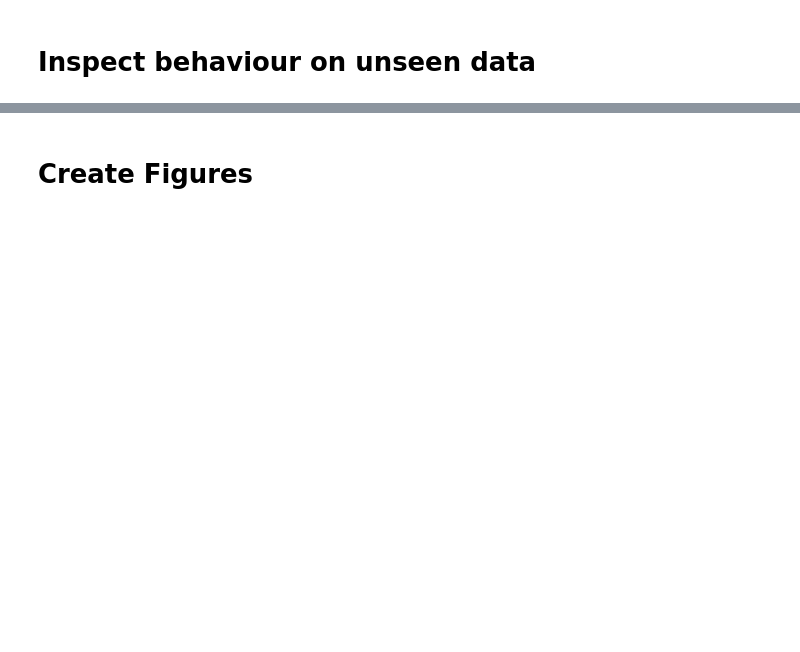
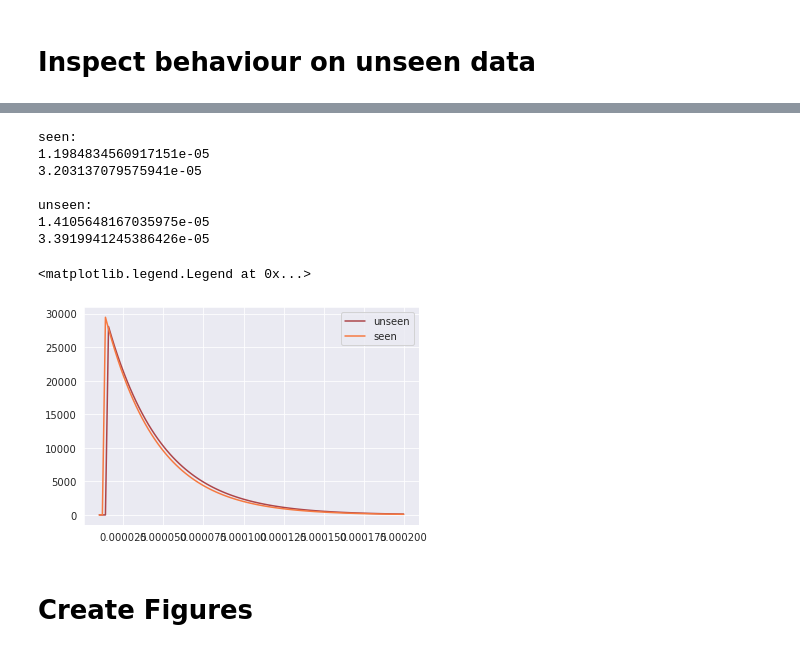
Before and after one commit to stefanwezel/urdtc, a Jupyter notebook: uRDTC.ipynb, the cells around one changed output, grey strips where cells are left out. Cells and saved outputs as stored; diff of their text form; code cells hidden in the pictures; blank space fills up the shorter version.

```diff
--- a/uRDTC.ipynb
+++ b/uRDTC.ipynb
@@ -1770,24 +1755,34 @@ for i, class_prob in enumerate(class_probs):
 # %%
-# seen_sigmas = np.array(seen_sigmas)
-# unseen_sigmas = np.array(unseen_sigmas)
-# print('seen:')
-# print(seen_sigmas.mean())
-# print(seen_sigmas.std())
-# print('\nunseen:')
-# print(unseen_sigmas.mean())
-# print(unseen_sigmas.std())
-# # for plotting
-# sns.set_style('darkgrid')
-# x_min = np.concatenate((seen_sigmas, unseen_sigmas)).min()
-# x_max = np.concatenate((seen_sigmas, unseen_sigmas)).max()
-# x = np.linspace(0.00001, x_max, 100)
-# y_seen = scipy.stats.expon.pdf(x,seen_sigmas.mean(),seen_sigmas.std())
-# y_unseen = scipy.stats.expon.pdf(x,unseen_sigmas.mean(), unseen_sigmas.std())
-# plt.plot(x,y_unseen, color='#AC454A', label = 'unseen')
-# # plt.fill_between(x, y_unseen,color='#AC454A', alpha=0.66)
-# plt.plot(x,y_seen, color='#F67941', label = 'seen')
-# # plt.fill_between(x, y_seen,color='#F67941', alpha=0.66)
-# plt.legend()
+seen_sigmas = np.array(seen_sigmas)
+unseen_sigmas = np.array(unseen_sigmas)
+print('seen:')
+print(seen_sigmas.mean())
+print(seen_sigmas.std())
+print('\nunseen:')
+print(unseen_sigmas.mean())
+print(unseen_sigmas.std())
+# for plotting
+sns.set_style('darkgrid')
+x_min = np.concatenate((seen_sigmas, unseen_sigmas)).min()
+x_max = np.concatenate((seen_sigmas, unseen_sigmas)).max()
+x = np.linspace(0.00001, x_max, 100)
+y_seen = scipy.stats.expon.pdf(x,seen_sigmas.mean(),seen_sigmas.std())
+y_unseen = scipy.stats.expon.pdf(x,unseen_sigmas.mean(), unseen_sigmas.std())
+plt.plot(x,y_unseen, color='#AC454A', label = 'unseen')
+# plt.fill_between(x, y_unseen,color='#AC454A', alpha=0.66)
+plt.plot(x,y_seen, color='#F67941', label = 'seen')
+# plt.fill_between(x, y_seen,color='#F67941', alpha=0.66)
+plt.legend()
+# %% [output]
+seen:
+1.1984834560917151e-05
+3.203137079575941e-05
+
+unseen:
+1.4105648167035975e-05
+3.3919941245386426e-05
+<matplotlib.legend.Legend at 0x...>
+[figure, added]
 # %% [markdown]
 # Create Figures
 # %%
```
Also changed, not shown: parts of 7 cells of this notebook, 2 other files.
